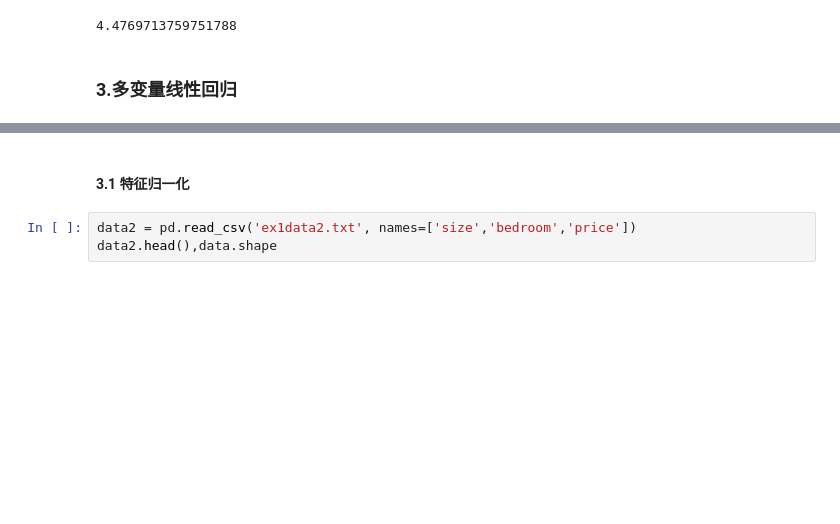
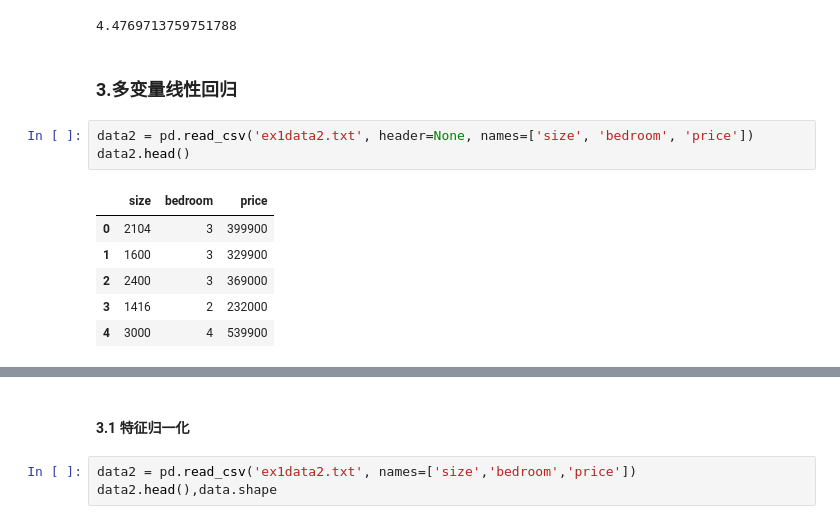
Before and after one commit to Yexiaomo/MachineLearing-Base, a Jupyter notebook: jupyterWorkspace/Exe-ML-AndrewNg/1-LinearExpression/1-LinearRegression.ipynb, the cells around one changed output, grey strips where cells are left out. Saved outputs shown, nothing was run; the diff lists cells and outputs as text; blank space fills up the shorter version.

```diff
--- a/jupyterWorkspace/Exe-ML-AndrewNg/1-LinearExpression/1-linear_regression.ipynb
+++ b/jupyterWorkspace/Exe-ML-AndrewNg/1-LinearExpression/1-LinearRegression.ipynb
@@ -152,3 +153,13 @@ computeCost(X, y, theta)
 4.4769713759751788
 # %% [markdown]
 ### 3.多变量线性回归
+# %%
+data2 = pd.read_csv('ex1data2.txt', header=None, names=['size', 'bedroom', 'price'])
+data2.head()
+# %% [output]
+|  | size | bedroom | price |
+| 0 | 2104 | 3 | 399900 |
+| 1 | 1600 | 3 | 329900 |
+| 2 | 2400 | 3 | 369000 |
+| 3 | 1416 | 2 | 232000 |
+| 4 | 3000 | 4 | 539900 |
```
Also changed, not shown: parts of 10 cells of this notebook, 1 other file.
